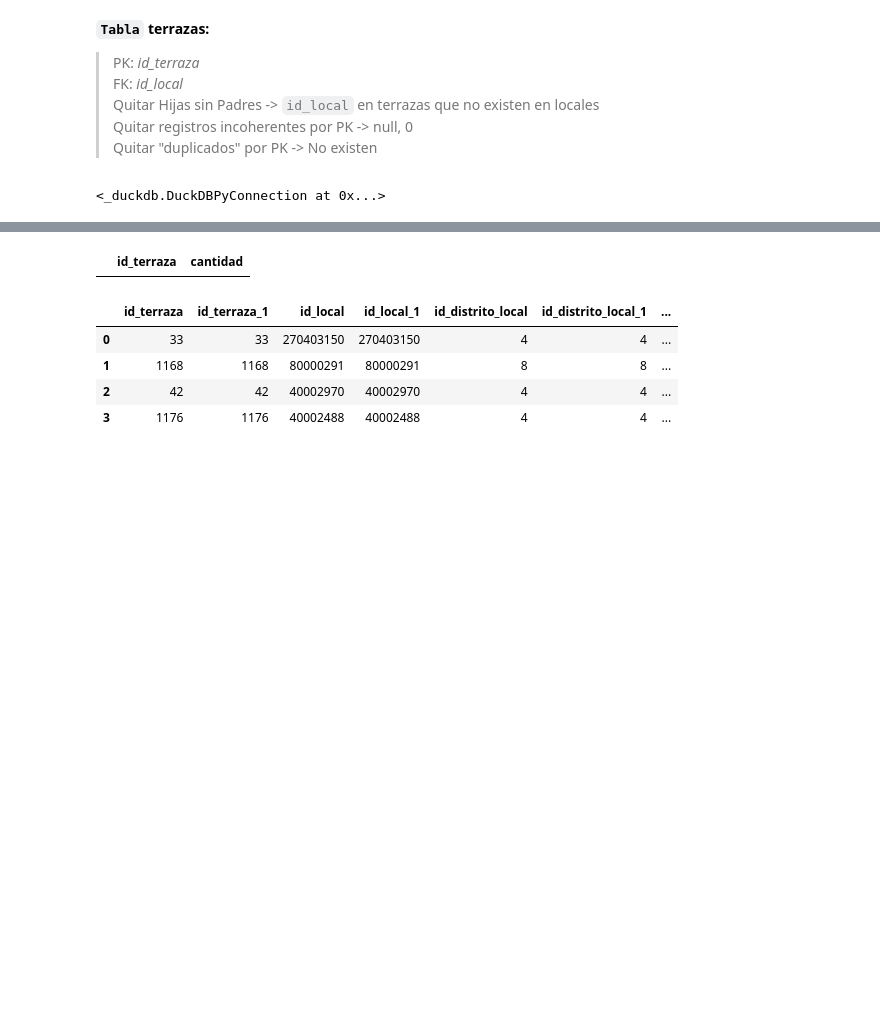
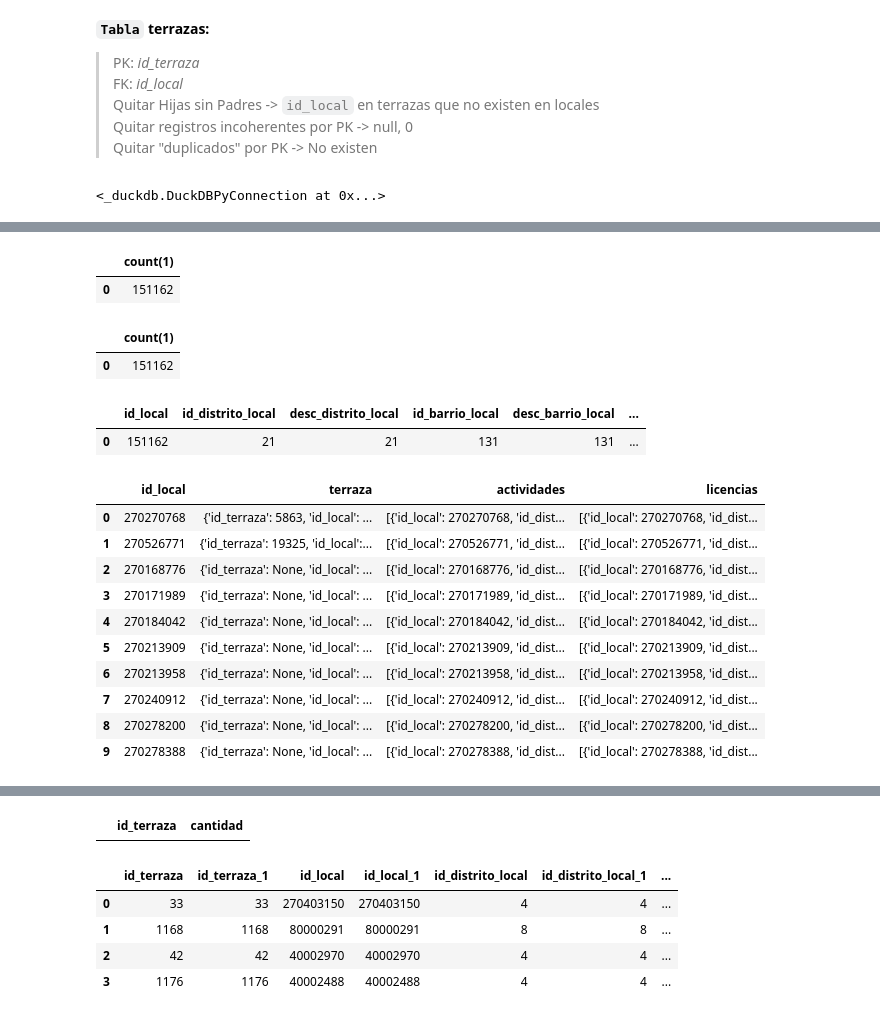
Before and after one commit to jhonjairo-rc/ucm-nosql-locales-listings, a Jupyter notebook: notebook/dataset.ipynb, the cells around one changed output, grey strips where cells are left out. Cells and saved outputs as stored; diff of their text form; code cells hidden in the pictures; blank space fills up the shorter version.

```diff
--- a/notebook/dataset.ipynb
+++ b/notebook/dataset.ipynb
@@ -220,0 +354,29 @@ con.execute(f"CREATE OR REPLACE TABLE {silver_schema}.terrazas AS \
+# %%
+con.execute(f"select count(1) from {silver_schema}.locales").df()
+# %% [output]
+|  | count(1) |
+| 0 | 151162 |
+# %%
+con.execute(f"select count(1) from {gold_schema}.locales").df()
+# %% [output]
+|  | count(1) |
+| 0 | 151162 |
+# %%
+con.execute(f"select count(distinct(COLUMNS(*))) from {gold_schema}.locales loc").df()
+# %% [output]
+|  | id_local | id_distrito_local | desc_distrito_local | id_barrio_local | desc_barrio_local | ... |
+| 0 | 151162 | 21 | 21 | 131 | 131 | ... |
+# %%
+con.execute(f"select id_local, terraza, actividades, licencias from {gold_schema}.locales").df().head(10)
+# %% [output]
+|  | id_local | terraza | actividades | licencias |
+| 0 | 270270768 | {'id_terraza': 5863, 'id_local': ... | [{'id_local': 270270768, 'id_dist... | [{'id_local': 270270768, 'id_dist... |
+| 1 | 270526771 | {'id_terraza': 19325, 'id_local':... | [{'id_local': 270526771, 'id_dist... | [{'id_local': 270526771, 'id_dist... |
+| 2 | 270168776 | {'id_terraza': None, 'id_local': ... | [{'id_local': 270168776, 'id_dist... | [{'id_local': 270168776, 'id_dist... |
+| 3 | 270171989 | {'id_terraza': None, 'id_local': ... | [{'id_local': 270171989, 'id_dist... | [{'id_local': 270171989, 'id_dist... |
+| 4 | 270184042 | {'id_terraza': None, 'id_local': ... | [{'id_local': 270184042, 'id_dist... | [{'id_local': 270184042, 'id_dist... |
+| 5 | 270213909 | {'id_terraza': None, 'id_local': ... | [{'id_local': 270213909, 'id_dist... | [{'id_local': 270213909, 'id_dist... |
+| 6 | 270213958 | {'id_terraza': None, 'id_local': ... | [{'id_local': 270213958, 'id_dist... | [{'id_local': 270213958, 'id_dist... |
+| 7 | 270240912 | {'id_terraza': None, 'id_local': ... | [{'id_local': 270240912, 'id_dist... | [{'id_local': 270240912, 'id_dist... |
+| 8 | 270278200 | {'id_terraza': None, 'id_local': ... | [{'id_local': 270278200, 'id_dist... | [{'id_local': 270278200, 'id_dist... |
+| 9 | 270278388 | {'id_terraza': None, 'id_local': ... | [{'id_local': 270278388, 'id_dist... | [{'id_local': 270278388, 'id_dist... |
```
Also changed, not shown: parts of 60 cells of this notebook.
